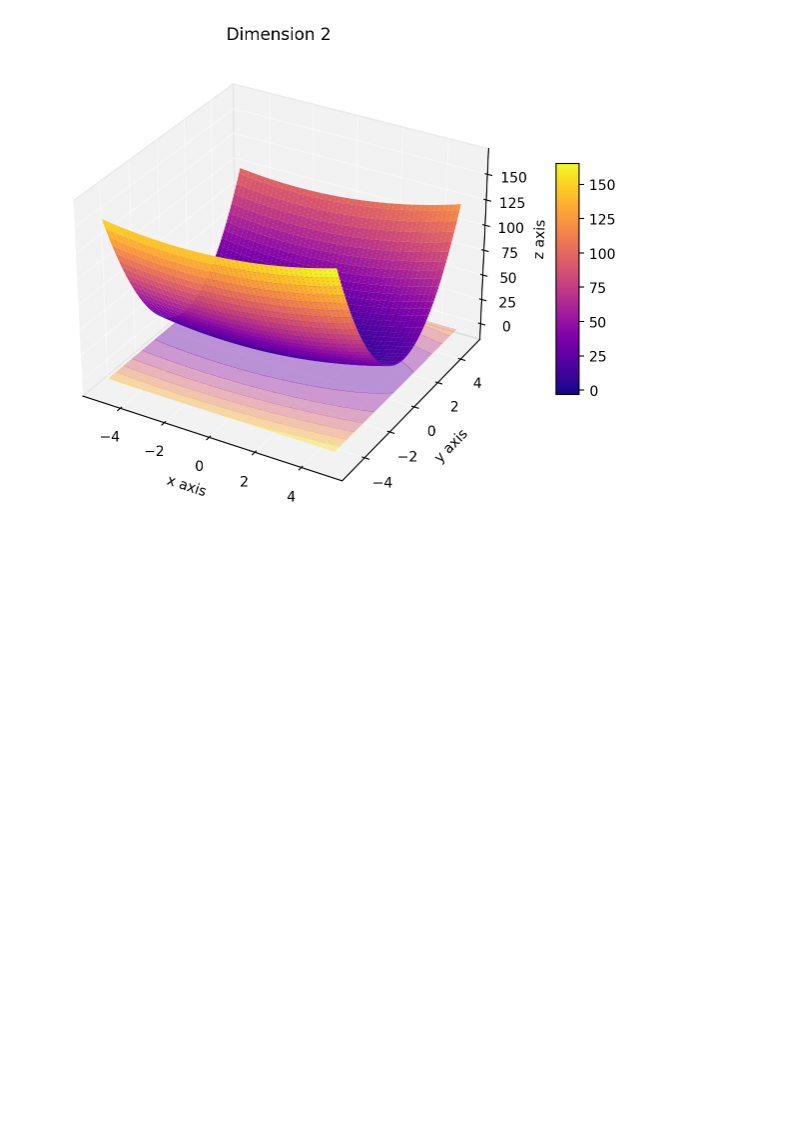
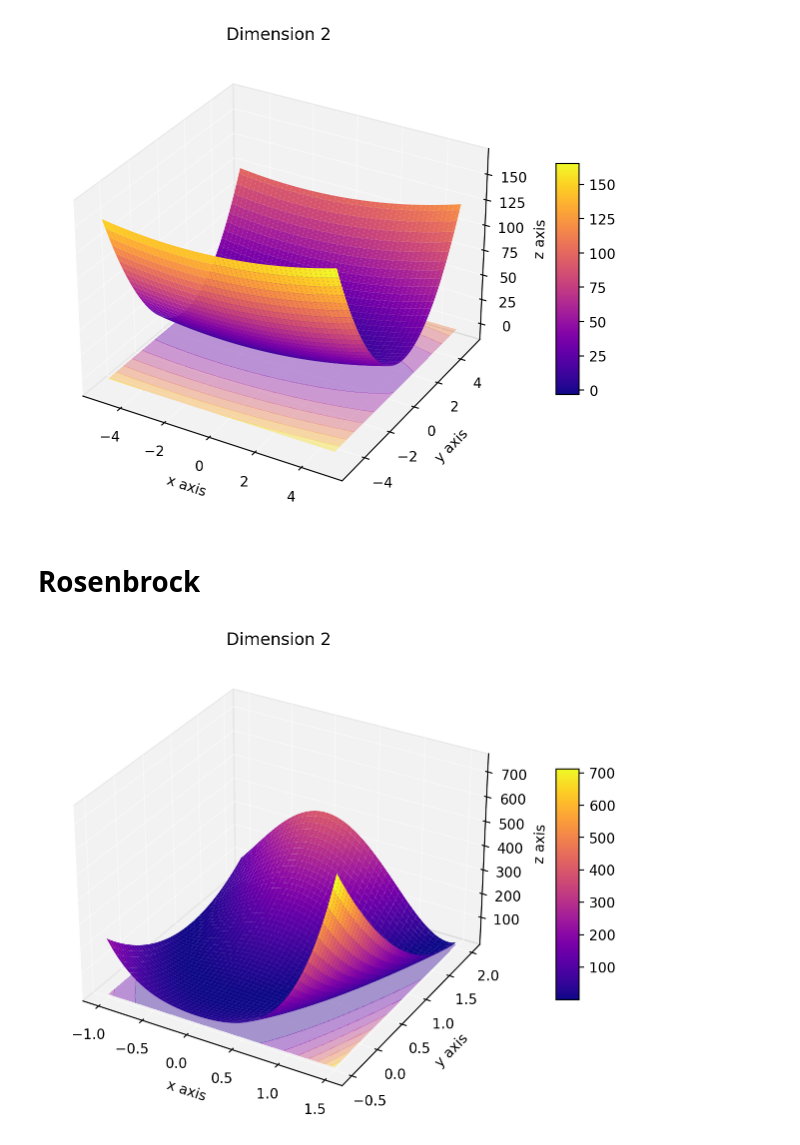
Before and after one commit to Mousteph/Descent, a Jupyter notebook: figures.ipynb, the cells around one changed output. Drawn from its saved outputs; the diff is of its cells as text; code cells hidden in the pictures; blank space fills up the shorter version.

Commit message:
(add) rosenbrock

```diff
--- a/figures.ipynb
+++ b/figures.ipynb
@@ -57,3 +57,12 @@ quatratic_n = QuadraticN(A, b)
 quatratic_n.figure()
 # %% [output]
 [figure]
+# %% [markdown]
+# Rosenbrock
+# %%
+x, y = np.linspace(-1, 1.5, 200), np.linspace(-0.5, 2, 200)
+x = np.stack((x, y), axis=-1)
+rosenbrock = Rosenbrock(100)
+rosenbrock.figure(x)
+# %% [output]
+[figure, added]
```
Also changed, not shown: parts of 1 cell of this notebook, 2 other files.
